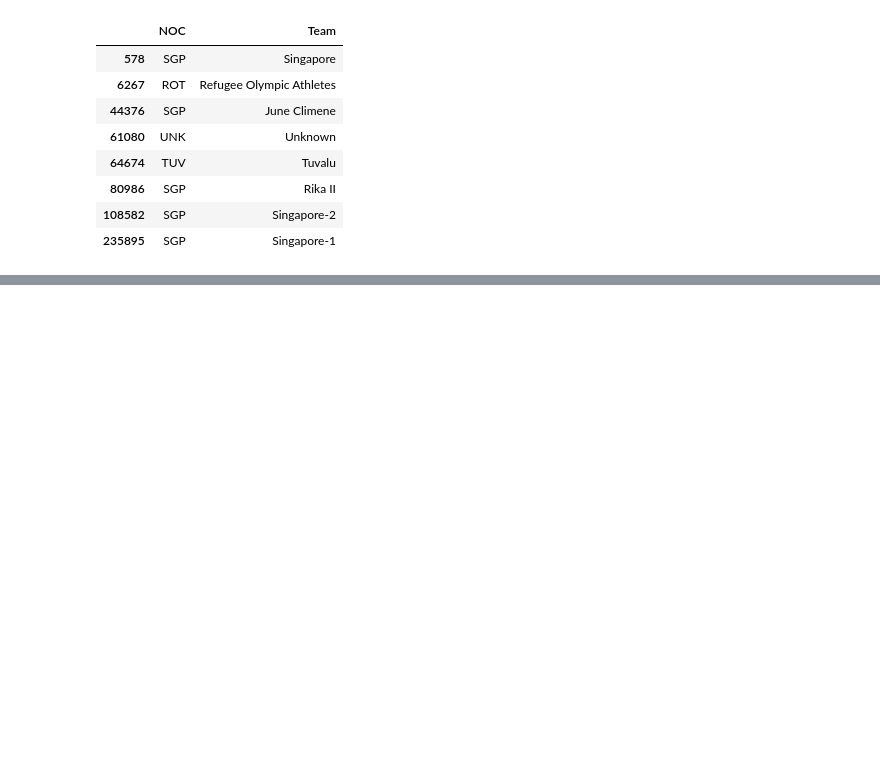
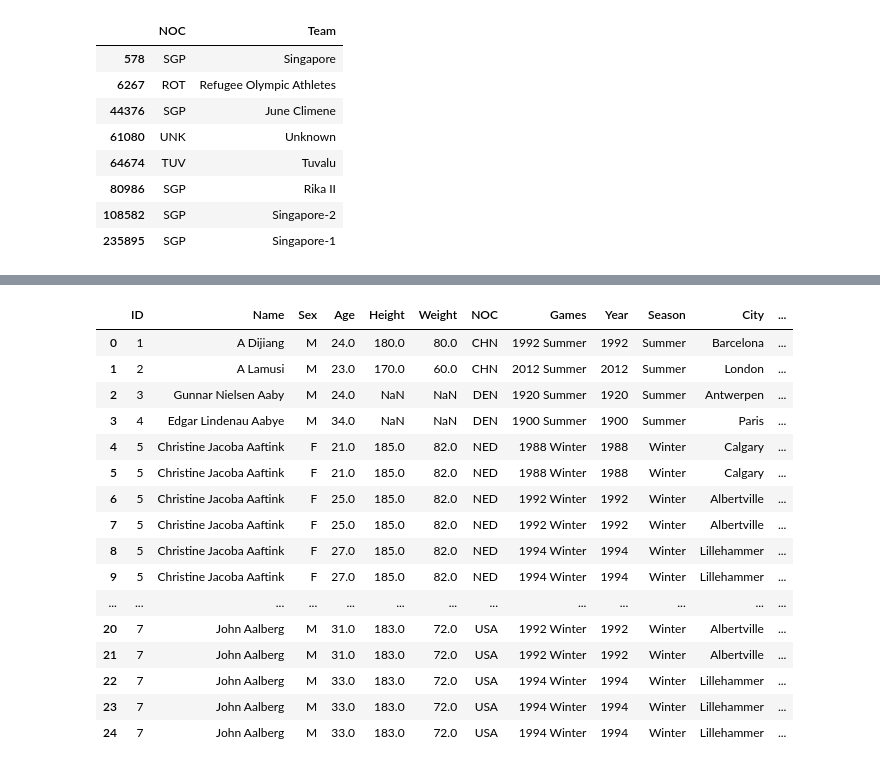
Before and after one commit to ColmRy/UCDPAColmRyan, a Jupyter notebook: Test.ipynb, the cells around one changed output, grey strips where cells are left out. Saved outputs shown, nothing was run; the diff lists cells and outputs as text; code cells hidden in the pictures; blank space fills up the shorter version.

```diff
--- a/Test.ipynb
+++ b/Test.ipynb
@@ -121,0 +160,21 @@ olympics_merge.head()
+# %%
+# just some slicing 0-25 alphabetically
+olympics_merge[0:25]
+# %% [output]
+|  | ID | Name | Sex | Age | Height | Weight | NOC | Games | Year | Season | City | ... |
+| 0 | 1 | A Dijiang | M | 24.0 | 180.0 | 80.0 | CHN | 1992 Summer | 1992 | Summer | Barcelona | ... |
+| 1 | 2 | A Lamusi | M | 23.0 | 170.0 | 60.0 | CHN | 2012 Summer | 2012 | Summer | London | ... |
+| 2 | 3 | Gunnar Nielsen Aaby | M | 24.0 | NaN | NaN | DEN | 1920 Summer | 1920 | Summer | Antwerpen | ... |
+| 3 | 4 | Edgar Lindenau Aabye | M | 34.0 | NaN | NaN | DEN | 1900 Summer | 1900 | Summer | Paris | ... |
+| 4 | 5 | Christine Jacoba Aaftink | F | 21.0 | 185.0 | 82.0 | NED | 1988 Winter | 1988 | Winter | Calgary | ... |
+| 5 | 5 | Christine Jacoba Aaftink | F | 21.0 | 185.0 | 82.0 | NED | 1988 Winter | 1988 | Winter | Calgary | ... |
+| 6 | 5 | Christine Jacoba Aaftink | F | 25.0 | 185.0 | 82.0 | NED | 1992 Winter | 1992 | Winter | Albertville | ... |
+| 7 | 5 | Christine Jacoba Aaftink | F | 25.0 | 185.0 | 82.0 | NED | 1992 Winter | 1992 | Winter | Albertville | ... |
+| 8 | 5 | Christine Jacoba Aaftink | F | 27.0 | 185.0 | 82.0 | NED | 1994 Winter | 1994 | Winter | Lillehammer | ... |
+| 9 | 5 | Christine Jacoba Aaftink | F | 27.0 | 185.0 | 82.0 | NED | 1994 Winter | 1994 | Winter | Lillehammer | ... |
+| ... | ... | ... | ... | ... | ... | ... | ... | ... | ... | ... | ... | ... |
+| 20 | 7 | John Aalberg | M | 31.0 | 183.0 | 72.0 | USA | 1992 Winter | 1992 | Winter | Albertville | ... |
+| 21 | 7 | John Aalberg | M | 31.0 | 183.0 | 72.0 | USA | 1992 Winter | 1992 | Winter | Albertville | ... |
+| 22 | 7 | John Aalberg | M | 33.0 | 183.0 | 72.0 | USA | 1994 Winter | 1994 | Winter | Lillehammer | ... |
+| 23 | 7 | John Aalberg | M | 33.0 | 183.0 | 72.0 | USA | 1994 Winter | 1994 | Winter | Lillehammer | ... |
+| 24 | 7 | John Aalberg | M | 33.0 | 183.0 | 72.0 | USA | 1994 Winter | 1994 | Winter | Lillehammer | ... |
```
Also changed, not shown: parts of 11 cells of this notebook.
